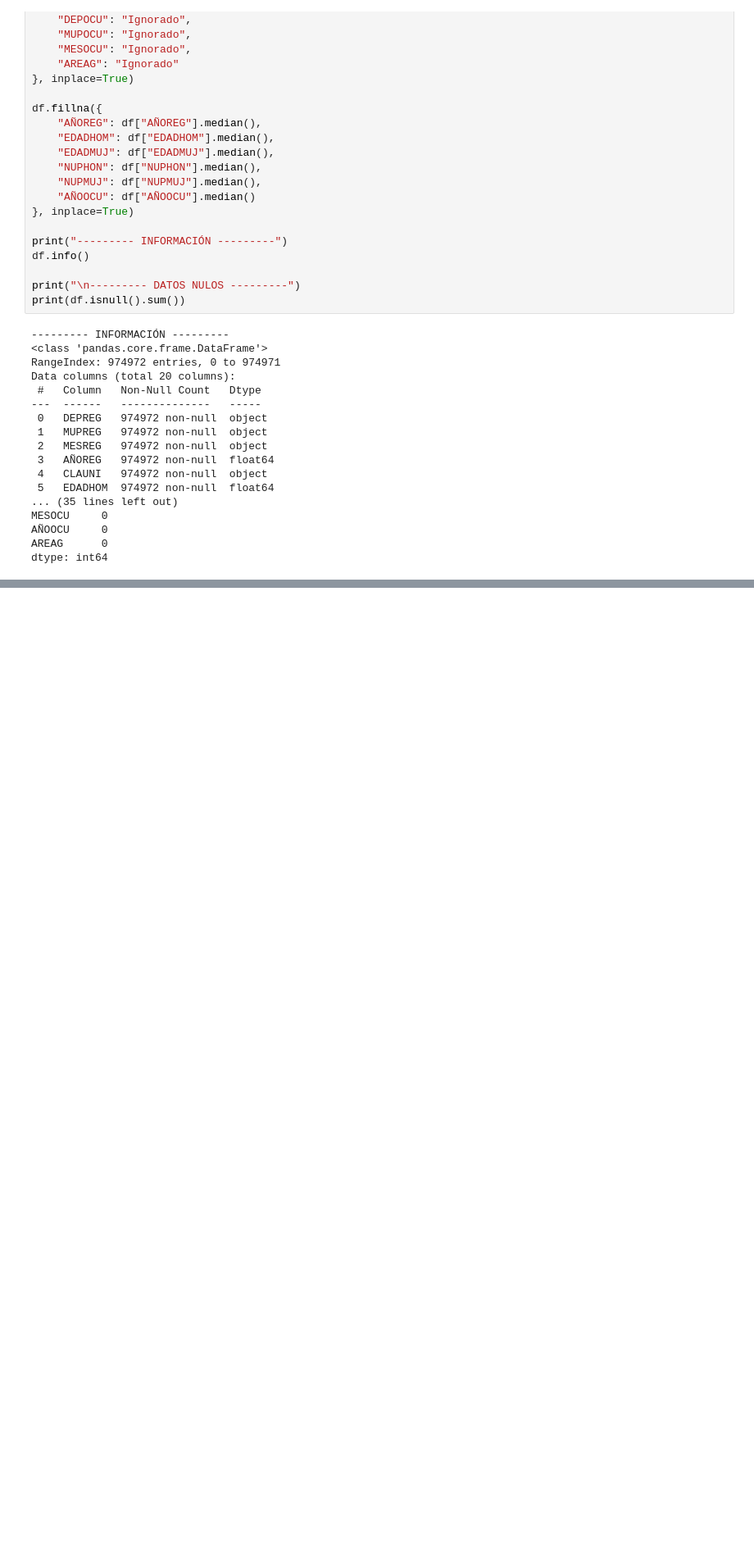
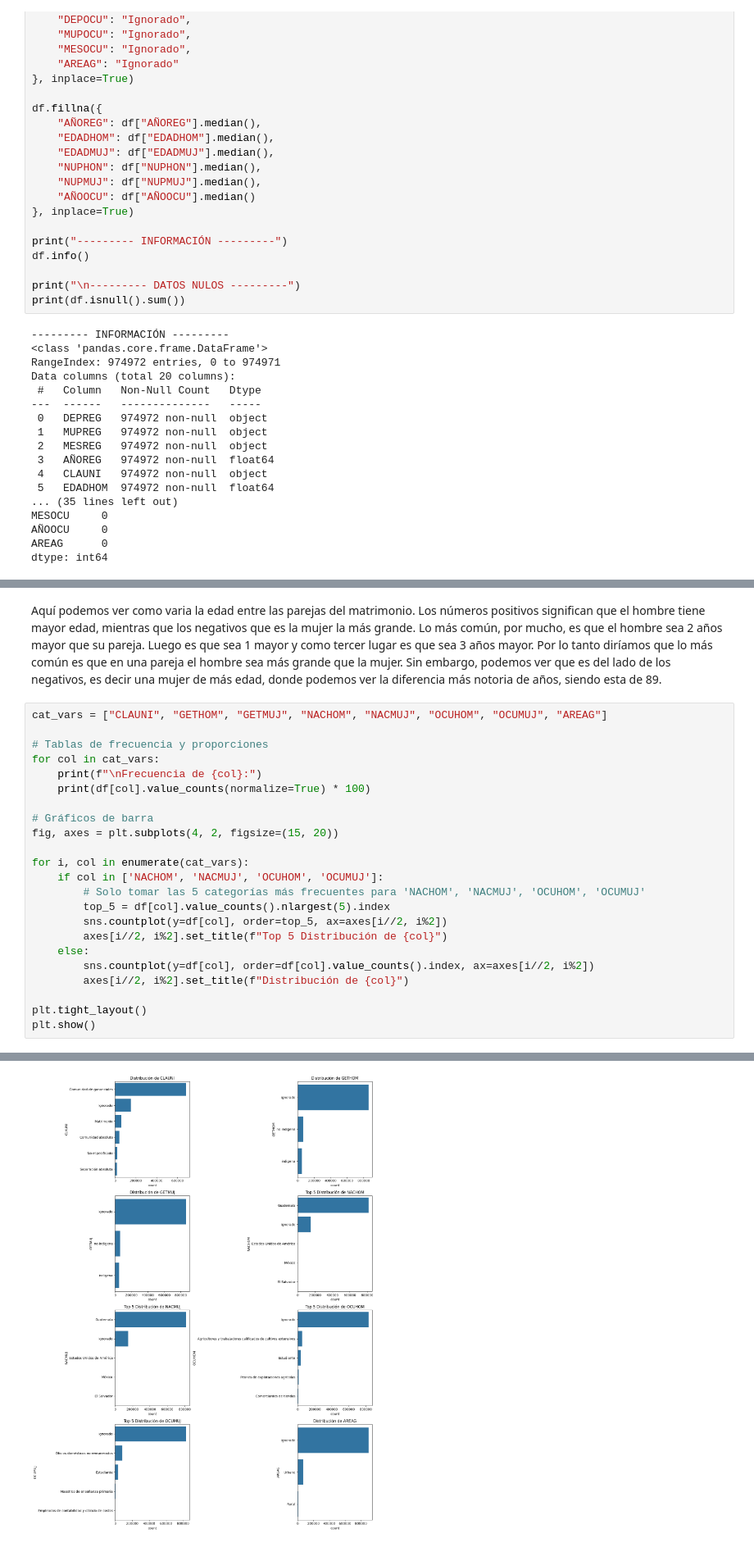
Before and after one commit to angelargd8/Proyecto3-MDD, a Jupyter notebook: matri_EDA.ipynb, the cells around one changed output, grey strips where cells are left out. Shown at 82% size. Drawn from its saved outputs; the diff is of its cells as text; blank space fills up the shorter version.

```diff
--- a/matri_EDA.ipynb
+++ b/matri_EDA.ipynb
@@ -222,0 +305,26 @@ print(df["GETMUJ"].unique())
+# %% [markdown]
+Aquí podemos ver como varia la edad entre las parejas del matrimonio. Los números positivos significan que el hombre tiene mayor edad, mientras que los negativos que es la mujer la más grande. Lo más común, por mucho, es que el hombre sea 2 años mayor que su pareja. Luego es que sea 1 mayor y como tercer lugar es que sea 3 años mayor. Por lo tanto diríamos que lo más común es que en una pareja el hombre sea más grande que la mujer. Sin embargo, podemos ver que es del lado de los negativos, es decir una mujer de más edad, donde podemos ver la diferencia más notoria de años, siendo esta de 89.
+# %%
+cat_vars = ["CLAUNI", "GETHOM", "GETMUJ", "NACHOM", "NACMUJ", "OCUHOM", "OCUMUJ", "AREAG"]
+
+# Tablas de frecuencia y proporciones
+for col in cat_vars:
+    print(f"\nFrecuencia de {col}:")
+    print(df[col].value_counts(normalize=True) * 100)
+
+# Gráficos de barra
+fig, axes = plt.subplots(4, 2, figsize=(15, 20))
+
+for i, col in enumerate(cat_vars):
+    if col in ['NACHOM', 'NACMUJ', 'OCUHOM', 'OCUMUJ']:
+        # Solo tomar las 5 categorías más frecuentes para 'NACHOM', 'NACMUJ', 'OCUHOM', 'OCUMUJ'
+        top_5 = df[col].value_counts().nlargest(5).index
+        sns.countplot(y=df[col], order=top_5, ax=axes[i//2, i%2])
+        axes[i//2, i%2].set_title(f"Top 5 Distribución de {col}")
+    else:
+        sns.countplot(y=df[col], order=df[col].value_counts().index, ax=axes[i//2, i%2])
+        axes[i//2, i%2].set_title(f"Distribución de {col}")
+
+plt.tight_layout()
+plt.show()
+# %% [output]
@@ -222,0 +348 @@ print(df["GETMUJ"].unique())
+[figure, added]
```
Also changed, not shown: parts of 22 cells of this notebook.
